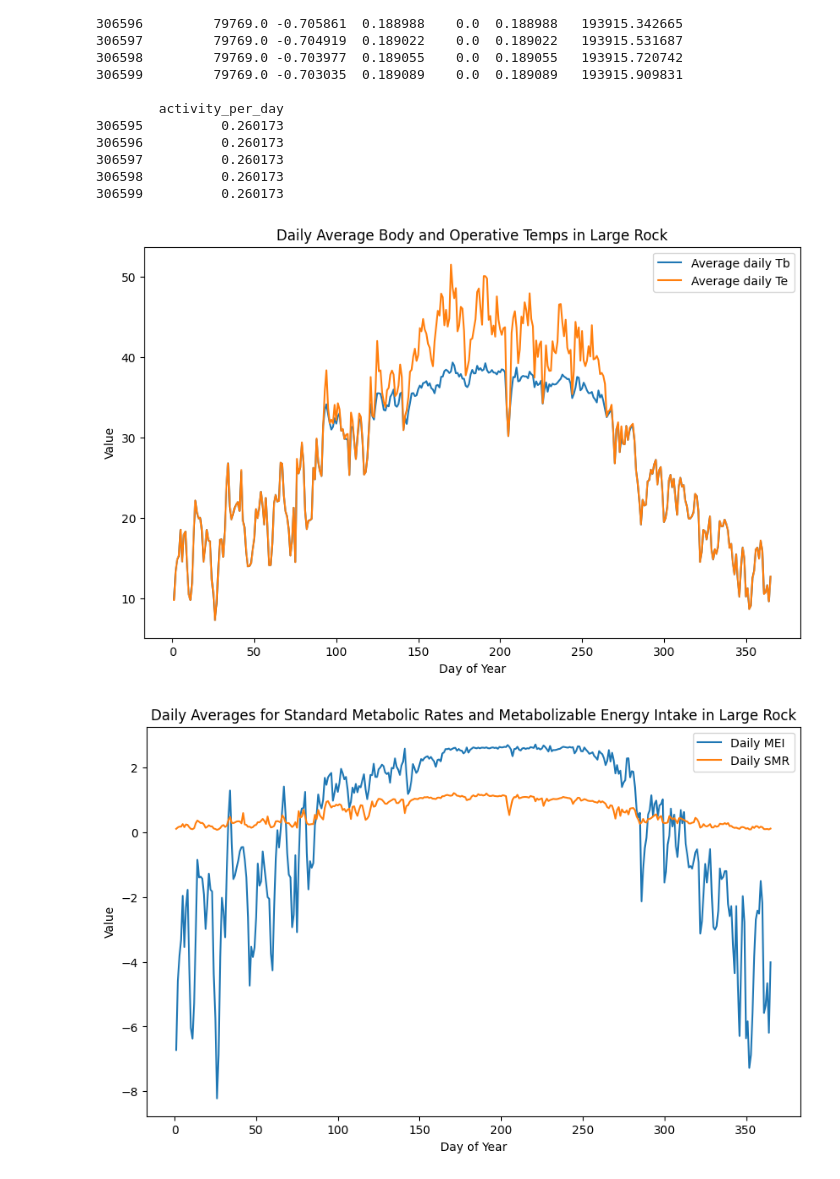
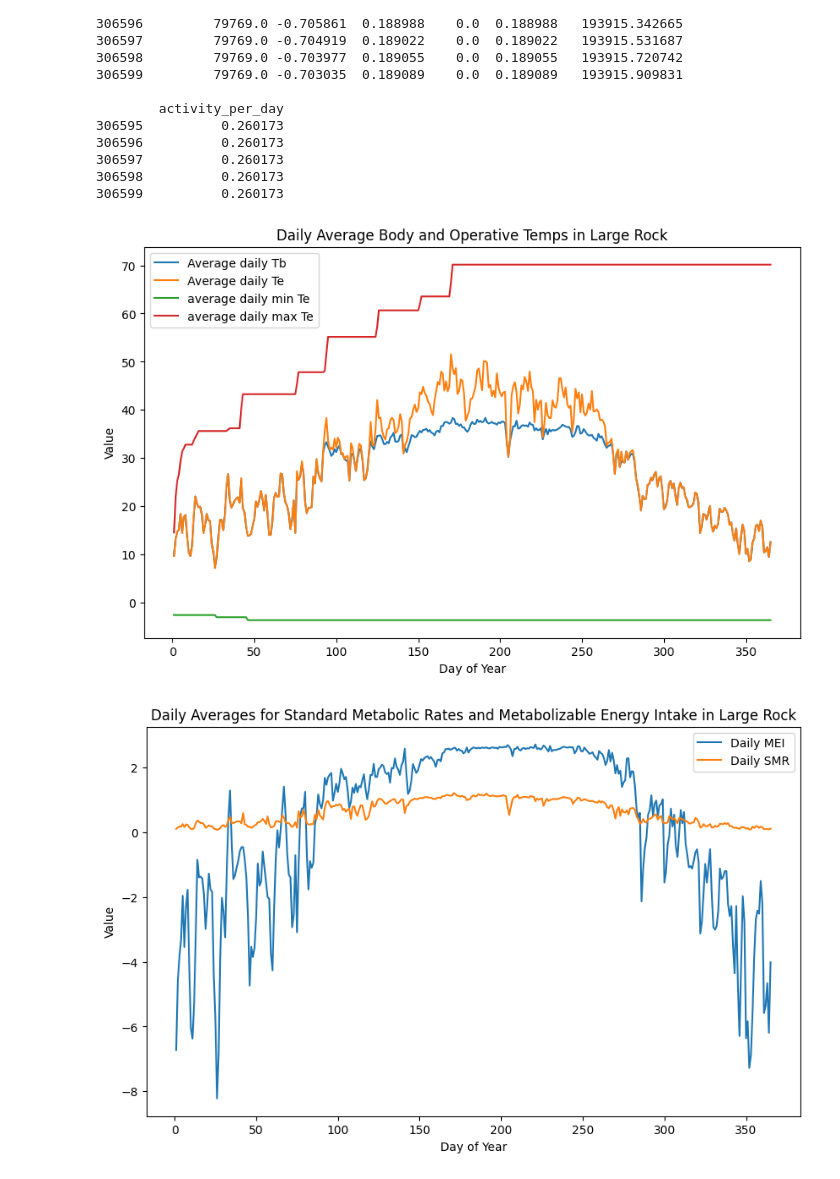
Before and after one commit to laurenneel/energetics-model, a Jupyter notebook: summarizing_data.ipynb, the cells around one changed output. Cells and saved outputs as stored; diff of their text form; code cells hidden in the pictures.

```diff
--- a/summarizing_data.ipynb
+++ b/summarizing_data.ipynb
@@ -25,18 +25,25 @@ import pandas as pd ## added by LN
 import math
 import csv
 
-LR_full_df = pd.read_csv('/Users/laurenneel/Documents/repo_energetics/energetics-model/output/LR_output_copy.csv')
+LR_full_df = pd.read_csv('/Users/laurenneel/Documents/repo_energetics/energetics-model/output/LR_output_te.csv')
 #full_df = pd.read_csv('/Users/laurenneel/Documents/repo_energetics/energetics-model/output/output_copy.csv')
 LR_df90 = LR_full_df[(LR_full_df['J'] == 90) & (LR_full_df['time'] >= 7.5)]
 LR_df180 = LR_full_df[(LR_full_df['J'] == 180) & (LR_full_df['time'] >= 7.5)]
 LR_df270 = LR_full_df[(LR_full_df['J'] == 270) & (LR_full_df['time'] >= 7.5)]
 LR_df360 = LR_full_df[(LR_full_df['J'] == 360) & (LR_full_df['time'] >= 7.5)]
 
+LR_full_df2 = pd.read_csv('/Users/laurenneel/Documents/repo_energetics/energetics-model/output/output_LR_te.csv')
+#full_df = pd.read_csv('/Users/laurenneel/Documents/repo_energetics/energetics-model/output/output_copy.csv')
+LR_df90_2 = LR_full_df2[(LR_full_df2['J'] == 90) & (LR_full_df2['time'] >= 7.5)]
+LR_df180_2 = LR_full_df2[(LR_full_df2['J'] == 180) & (LR_full_df2['time'] >= 7.5)]
+LR_df270_2 = LR_full_df2[(LR_full_df2['J'] == 270) & (LR_full_df2['time'] >= 7.5)]
+LR_df360_2 = LR_full_df2[(LR_full_df2['J'] == 360) & (LR_full_df2['time'] >= 7.5)]
+
 TC_full_df = pd.read_csv('/Users/laurenneel/Documents/repo_energetics/energetics-model/output/TC_output_copy.csv')
-TC_df90 = TC_full_df[TC_full_df['J'] == 90 & (TC_full_df['time'] >= 6.5)]
-TC_df180 = TC_full_df[TC_full_df['J'] == 180 & (TC_full_df['time'] >= 6.5)]
-TC_df270 = TC_full_df[TC_full_df['J'] == 270 & (TC_full_df['time'] >= 6.5)]
-TC_df360 = TC_full_df[TC_full_df['J'] == 360 & (TC_full_df['time'] >= 6.5)]
+TC_df90 = TC_full_df[(TC_full_df['J'] == 90) & (TC_full_df['time'] >= 6.5)]
+TC_df180 = TC_full_df[(TC_full_df['J'] == 180) & (TC_full_df['time'] >= 6.5)]
+TC_df270 = TC_full_df[(TC_full_df['J'] == 270) & (TC_full_df['time'] >= 6.5)]
+TC_df360 = TC_full_df[(TC_full_df['J'] == 360) & (TC_full_df['time'] >= 6.5)]
 
 RP_full_df = pd.read_csv('/Users/laurenneel/Documents/repo_energetics/energetics-model/output/RP_output_copy.csv')
 #full_df = pd.read_csv('/Users/laurenneel/Documents/repo_energetics/energetics-model/output/output_copy.csv')
@@ -45,5 +52,13 @@ RP_df180 = RP_full_df[(RP_full_df['J'] == 180) & (RP_full_df['time'] >= 7.5)]
 RP_df270 = RP_full_df[(RP_full_df['J'] == 270) & (RP_full_df['time'] >= 7.5)]
 RP_df360 = RP_full_df[(RP_full_df['J'] == 360) & (RP_full_df['time'] >= 7.5)]
 
+WC_full_df = pd.read_csv('/Users/laurenneel/Documents/repo_energetics/energetics-model/output/WC_output_copy.csv')
+#full_df = pd.read_csv('/Users/laurenneel/Documents/repo_energetics/energetics-model/output/output_copy.csv')
+WC_df90 = WC_full_df[(WC_full_df['J'] == 90) & (WC_full_df['time'] >= 7.5)]
+WC_df180 = WC_full_df[(WC_full_df['J'] == 180) & (WC_full_df['time'] >= 7.5)]
+WC_df270 = WC_full_df[(WC_full_df['J'] == 270) & (WC_full_df['time'] >= 7.5)]
+WC_df360 = WC_full_df[(WC_full_df['J'] == 360) & (WC_full_df['time'] >= 7.5)]
+
+#display(TC_full_df)
 display(LR_df90)
 # %% [output]
@@ -195,29 +238,31 @@ print(LR_full_df.tail())
 306599          0.260173
 # %%
 # filter the data for the variables of interest (mei, tb, smr, moved)
-df_subset = LR_full_df[['J', 'mei', 'tb', 'te','smr', 'moved', 'energy_balance']]
+df_subset = LR_full_df[['J', 'mei', 'tb', 'te','te_min', 'te_max','smr', 'moved', 'energy_balance']]
 
 # calculate daily averages
 daily_averages = df_subset.groupby('J').mean()
 
 # plot the data
 fig, ax = plt.subplots(figsize=(10, 6))
 
 #ax.plot(daily_averages.index, daily_averages['mei'], label='Daily MEI')
 ax.plot(daily_averages.index, daily_averages['tb'], label='Average daily Tb')
 ax.plot(daily_averages.index, daily_averages['te'], label='Average daily Te')
+ax.plot(daily_averages.index, daily_averages['te_min'], label='average daily min Te')
+ax.plot(daily_averages.index, daily_averages['te_max'], label='average daily max Te')
 #ax.plot(daily_averages.index, daily_averages['smr'], label='Daily SMR')
 #ax.plot(daily_averages.index, daily_averages['energy_balance'], label='Energy Balance')
 #ax.plot(daily_averages.index, daily_averages['moved'], label='Average Moved')
 
 ax.set_xlabel('Day of Year')
 ax.set_ylabel('Value')
 ax.set_title('Daily Average Body and Operative Temps in Large Rock')
 ax.legend()
 
 plt.show()
 # %% [output]
-[figure, old version]
+[figure, new version]
 # %%
 fig, ax = plt.subplots(figsize=(10, 6))
 
```
Also changed, not shown: parts of 5 cells of this notebook, 21 other files.
